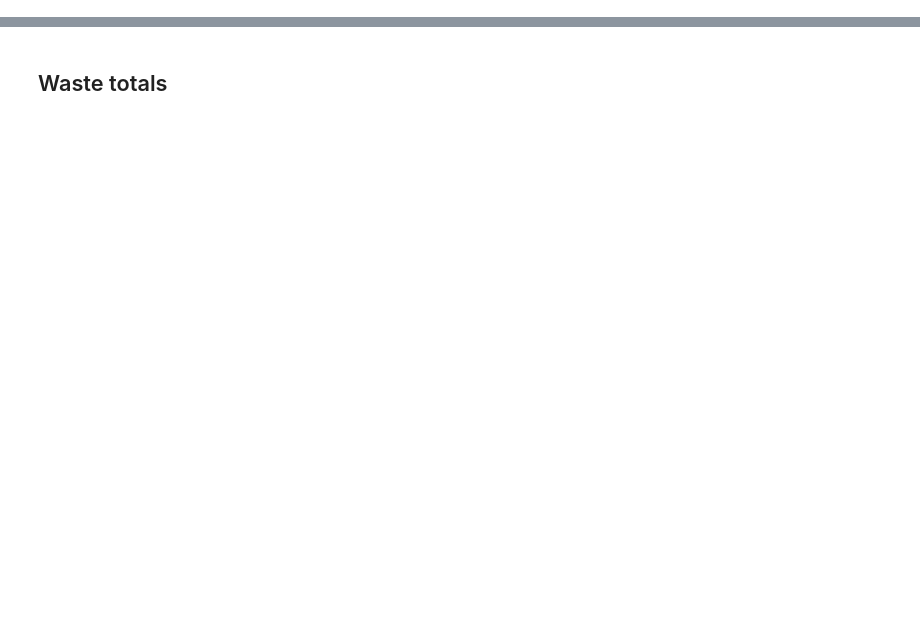
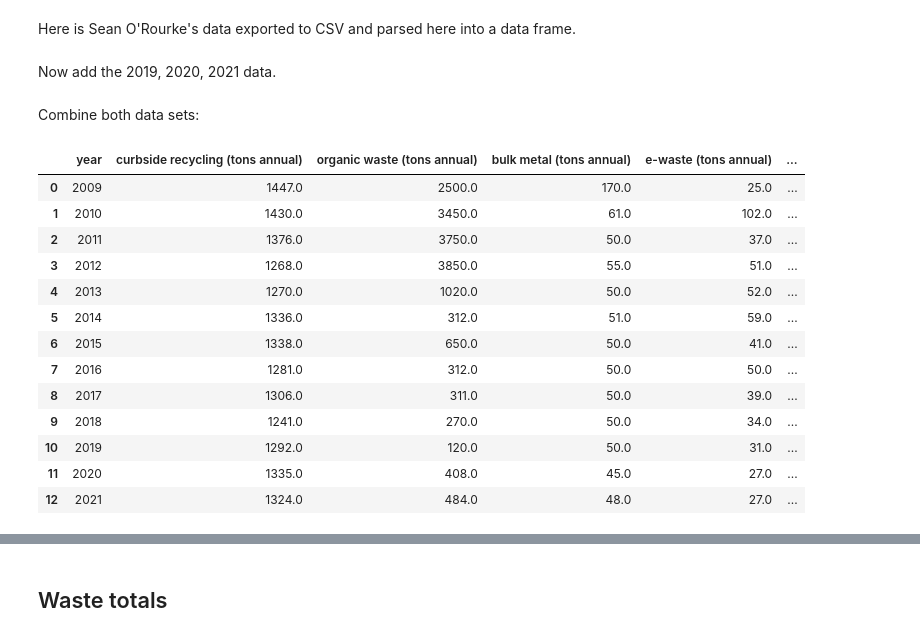
Before and after one commit to ibomash/DFZeroWaste, a Jupyter notebook: python-env/2022-03-01 Historical waste and recycling plots.ipynb, the cells around one changed output, grey strips where cells are left out. Drawn from its saved outputs; the diff is of its cells as text; code cells hidden in the pictures; blank space fills up the shorter version.

```diff
--- a/python-env/2022-03-01 Historical waste and recycling plots.ipynb
+++ b/python-env/2022-03-01 Historical waste and recycling plots.ipynb
@@ -11,0 +35,66 @@ DF_data = pd.DataFrame(DF_data).transpose().reset_index().rename({'index': 'year
+# %% [markdown]
+Here is Sean O'Rourke's data exported to CSV and parsed here into a data frame.
+# %%
+SOR_DATA = ""","Curbside
+Commingled Containers and Mixed Paper",Organic Waste,Bulk Metal ,E-Waste(1),Deposit Containers (2),"C&D
+ & Sludge (3)",MISC. (4),Recycled Waste,Disposed Waste
+DOBBS FERRY - 2009,"1,447","2,500",170,25,110,235,10,"4,497","5,075"
+DOBBS FERRY - 2010,"1,430","3,450",61,102,110,500,10,"5,663","5,241"
+DOBBS FERRY - 2011,"1,376","3,750",50,37,110,"3,200",10,"8,533","5,313"
+DOBBS FERRY - 2012,"1,268","3,850",55,51,110,299,5,"5,638","5,273"
+DOBBS FERRY - 2013,"1,270","1,020",50,52,110,"1,520",7,"4,029","5,274"
+DOBBS FERRY - 2014,"1,336",312,51,59,110,60,5,"1,933","5,030"
+DOBBS FERRY - 2015,"1,338",650,50,41,146,59,5,"2,289","5,060"
+DOBBS FERRY - 2016,"1,281",312,50,50,146,120,7,"1,966","4,881"
+DOBBS FERRY - 2017,"1,306",311,50,39,146,60,6,"1,918","5,001"
+DOBBS FERRY - 2018,"1,241",270,50,34,146,50,4,"1,795","5,000"
+"""
+
+waste_data_2018 = pd.read_csv(StringIO(SOR_DATA))
+
+def _str_to_num(val: Union[float, str]) -> float:
+    if isinstance(val, str):
+        return float(val.replace(',', ''))
+    return float(val)
+
+waste_data_2018.columns = [Col.YEAR, Col.R_CURBSIDE, Col.R_ORGANIC, Col.R_BULK_METAL, Col.R_EWASTE, Col.R_DEPOSIT, Col.R_CD_SLUDGE, Col.R_MISC, Col.RECYCLING, Col.WASTE]
+waste_data_2018[Col.YEAR] = [int(val.split()[-1]) for val in waste_data_2018[Col.YEAR]]
+for col_name in waste_data_2018.columns[1:]:
+    waste_data_2018[col_name] = [_str_to_num(val) for val in waste_data_2018[col_name]]
+# %% [markdown]
+Now add the 2019, 2020, 2021 data.
+# %%
+MR_DATA = """,Curbside Commingled Containers and Mixed Paper (tons),Organic Waste (tons),Bulk Metal (tons),E-Waste (tons),Deposit Containers (tons),"C&D& Sludge (tons)",MISC. (tons),Recycled Waste (tons),Disposed Waste (tons)
+DOBBS FERRY - 2021,"1,324",484,48,27,143,,,"2,026","4,991"
+DOBBS FERRY - 2020,"1,335",408,45,27,146,140,,"2,101","5,042"
+DOBBS FERRY - 2019,"1,292",120,50,31,146,120,5,"1,764","4,930"
+"""
+
+waste_data_2021 = pd.read_csv(StringIO(MR_DATA))
+
+waste_data_2021.columns = [Col.YEAR, Col.R_CURBSIDE, Col.R_ORGANIC, Col.R_BULK_METAL, Col.R_EWASTE, Col.R_DEPOSIT, Col.R_CD_SLUDGE, Col.R_MISC, Col.RECYCLING, Col.WASTE]
+waste_data_2021[Col.YEAR] = [int(val.split()[-1]) for val in waste_data_2021[Col.YEAR]]
+for col_name in waste_data_2021.columns[1:]:
+    waste_data_2021[col_name] = [_str_to_num(val) for val in waste_data_2021[col_name]]
+waste_data_2021 = waste_data_2021.fillna(0)
+# %% [markdown]
+Combine both data sets:
+# %%
+annual_waste_data = pd.concat([waste_data_2018, waste_data_2021])
+annual_waste_data = annual_waste_data.sort_values(Col.YEAR).reset_index(drop=True)
+annual_waste_data
+# %% [output]
+|  | year | curbside recycling (tons annual) | organic waste (tons annual) | bulk metal (tons annual) | e-waste (tons annual) | ... |
+| 0 | 2009 | 1447.0 | 2500.0 | 170.0 | 25.0 | ... |
+| 1 | 2010 | 1430.0 | 3450.0 | 61.0 | 102.0 | ... |
+| 2 | 2011 | 1376.0 | 3750.0 | 50.0 | 37.0 | ... |
+| 3 | 2012 | 1268.0 | 3850.0 | 55.0 | 51.0 | ... |
+| 4 | 2013 | 1270.0 | 1020.0 | 50.0 | 52.0 | ... |
+| 5 | 2014 | 1336.0 | 312.0 | 51.0 | 59.0 | ... |
+| 6 | 2015 | 1338.0 | 650.0 | 50.0 | 41.0 | ... |
+| 7 | 2016 | 1281.0 | 312.0 | 50.0 | 50.0 | ... |
+| 8 | 2017 | 1306.0 | 311.0 | 50.0 | 39.0 | ... |
+| 9 | 2018 | 1241.0 | 270.0 | 50.0 | 34.0 | ... |
+| 10 | 2019 | 1292.0 | 120.0 | 50.0 | 31.0 | ... |
+| 11 | 2020 | 1335.0 | 408.0 | 45.0 | 27.0 | ... |
+| 12 | 2021 | 1324.0 | 484.0 | 48.0 | 27.0 | ... |
```
Also changed, not shown: parts of 22 cells of this notebook.
